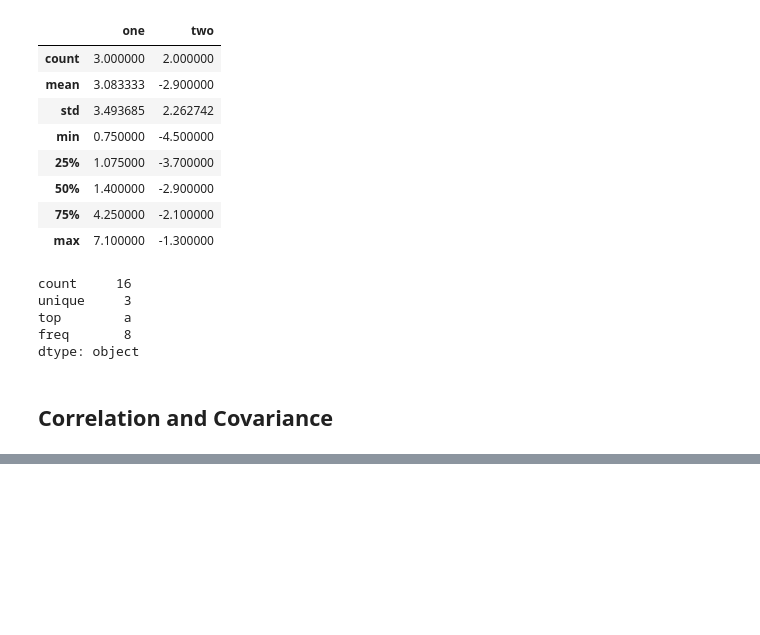
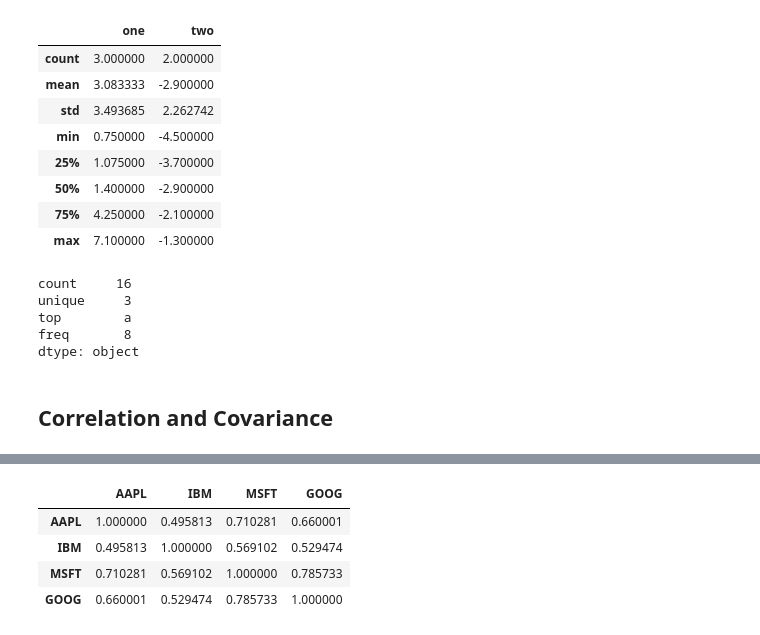
Before and after one commit to ferreiramr/livroPythonForDataAnalysis_WesMcKinney, a Jupyter notebook: chapter05_GettingStartedwithPandas.ipynb, the cells around one changed output, grey strips where cells are left out. Cells and saved outputs as stored; diff of their text form; code cells hidden in the pictures; blank space fills up the shorter version.

```diff
--- a/chapter05_GettingStartedwithPandas.ipynb
+++ b/chapter05_GettingStartedwithPandas.ipynb
@@ -1518,0 +1570,8 @@ price
+# %%
+returns.corr()
+# %% [output]
+|  | AAPL | IBM | MSFT | GOOG |
+| AAPL | 1.000000 | 0.495813 | 0.710281 | 0.660001 |
+| IBM | 0.495813 | 1.000000 | 0.569102 | 0.529474 |
+| MSFT | 0.710281 | 0.569102 | 1.000000 | 0.785733 |
+| GOOG | 0.660001 | 0.529474 | 0.785733 | 1.000000 |
```
Also changed, not shown: parts of 28 cells of this notebook.
